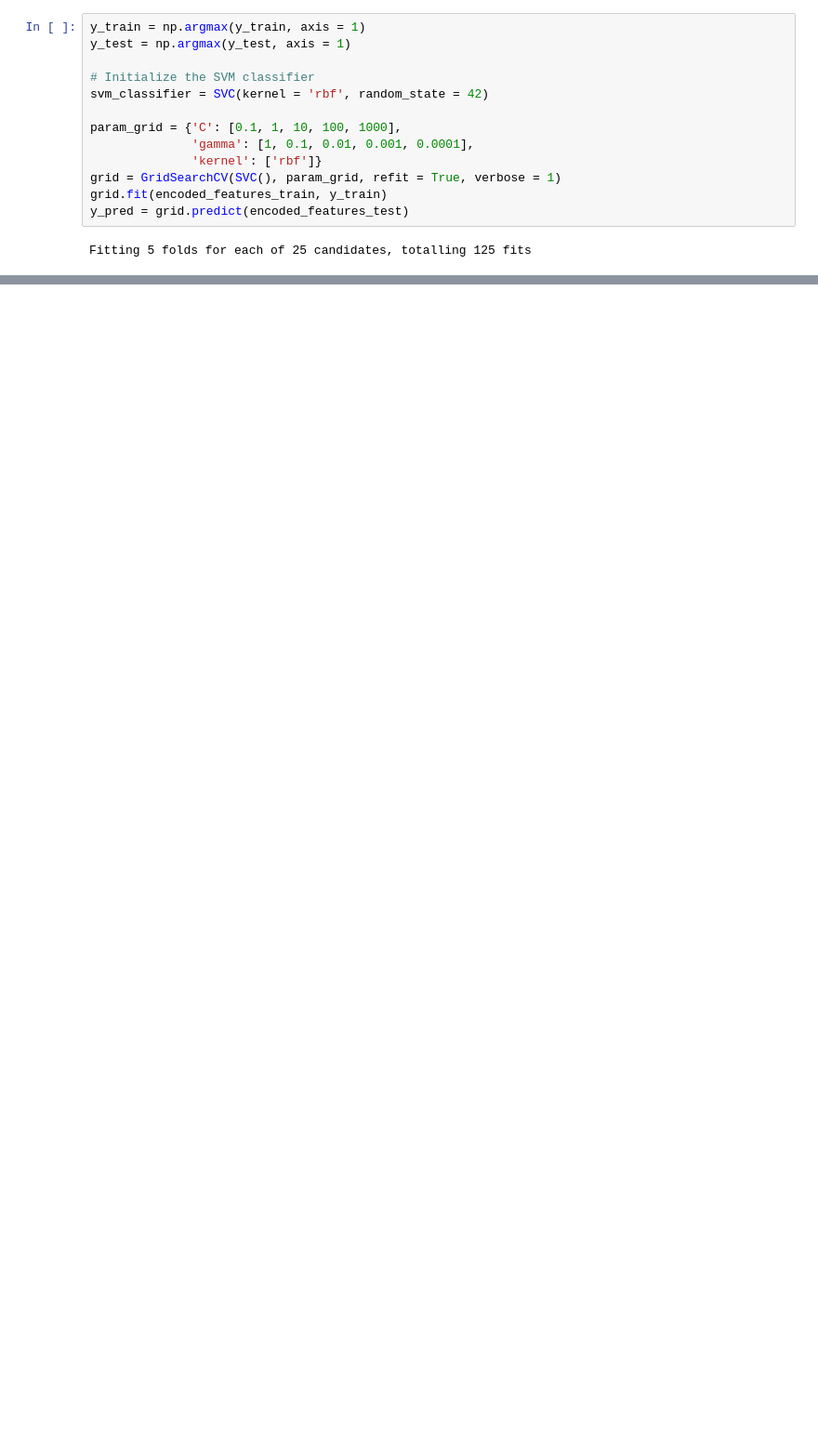
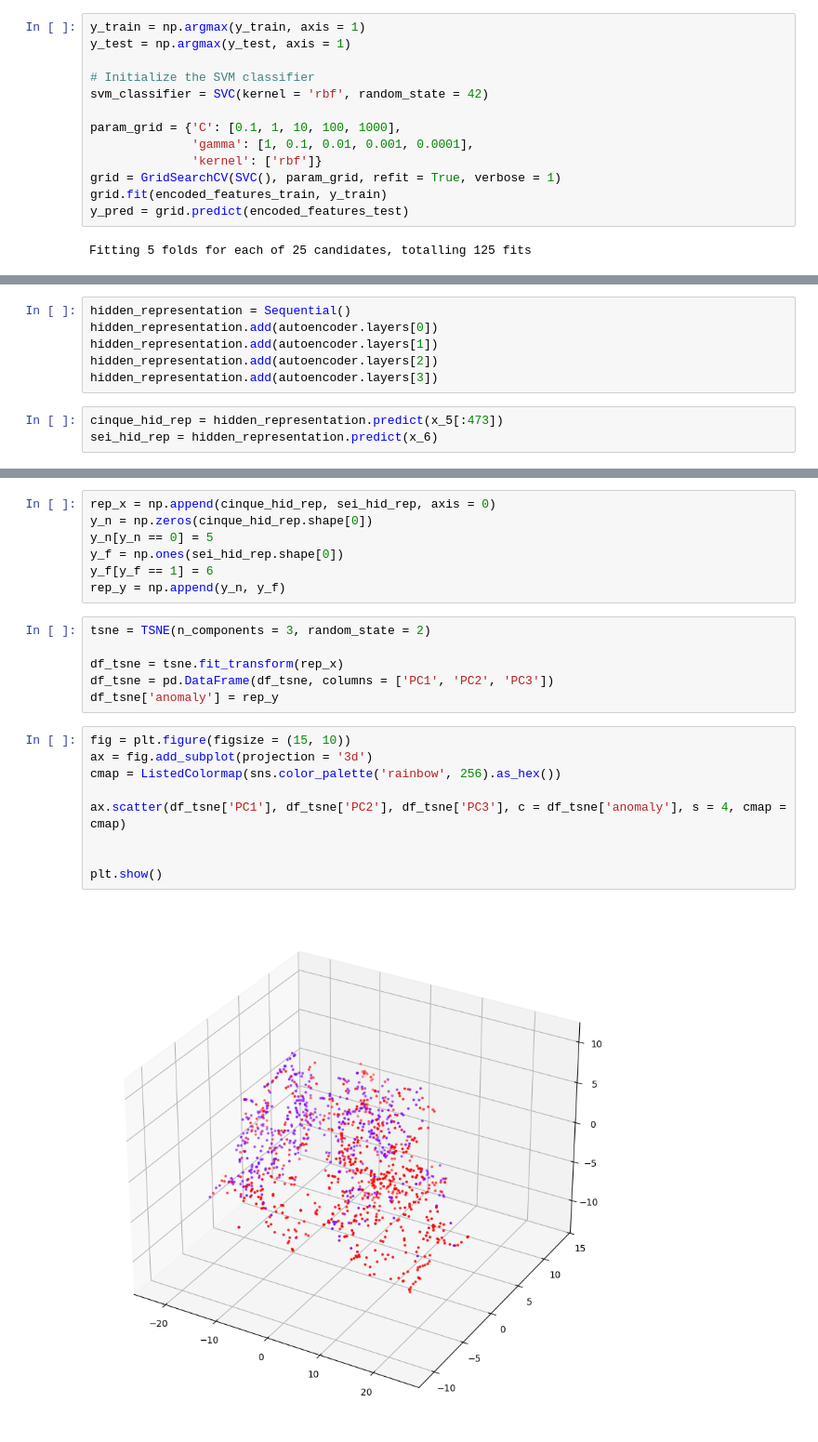
Before and after one commit to dariogemo/UNIVR-machinelearning, a Jupyter notebook: autoencoders_features_extraction.ipynb, the cells around one changed output, grey strips where cells are left out. Shown at 93% size. Drawn from its saved outputs; the diff is of its cells as text; blank space fills up the shorter version.

```diff
--- a/autoencoders_features_extraction.ipynb
+++ b/autoencoders_features_extraction.ipynb
@@ -208,0 +258,9 @@ Accuracy: 0.9652335456475584
+# %%
+hidden_representation = Sequential()
+hidden_representation.add(autoencoder.layers[0])
+hidden_representation.add(autoencoder.layers[1])
+hidden_representation.add(autoencoder.layers[2])
+hidden_representation.add(autoencoder.layers[3])
+# %%
+cinque_hid_rep = hidden_representation.predict(x_5[:473])
+sei_hid_rep = hidden_representation.predict(x_6)
@@ -208,0 +270,24 @@ Accuracy: 0.9652335456475584
+# %%
+rep_x = np.append(cinque_hid_rep, sei_hid_rep, axis = 0)
+y_n = np.zeros(cinque_hid_rep.shape[0])
+y_n[y_n == 0] = 5
+y_f = np.ones(sei_hid_rep.shape[0])
+y_f[y_f == 1] = 6
+rep_y = np.append(y_n, y_f)
+# %%
+tsne = TSNE(n_components = 3, random_state = 2)
+
+df_tsne = tsne.fit_transform(rep_x)
+df_tsne = pd.DataFrame(df_tsne, columns = ['PC1', 'PC2', 'PC3'])
+df_tsne['anomaly'] = rep_y
+# %%
+fig = plt.figure(figsize = (15, 10))
+ax = fig.add_subplot(projection = '3d')
+cmap = ListedColormap(sns.color_palette('rainbow', 256).as_hex())
+
+ax.scatter(df_tsne['PC1'], df_tsne['PC2'], df_tsne['PC3'], c = df_tsne['anomaly'], s = 4, cmap = cmap)
+
+
+plt.show()
+# %% [output]
+[figure, added]
```
Also changed, not shown: parts of 25 cells of this notebook.
